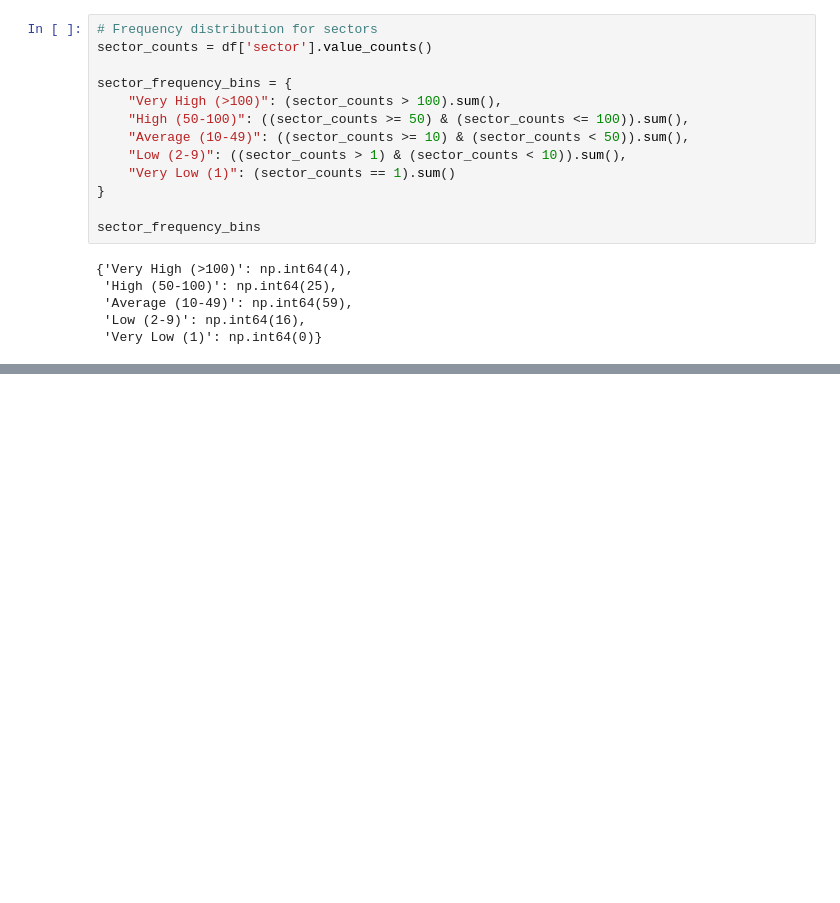
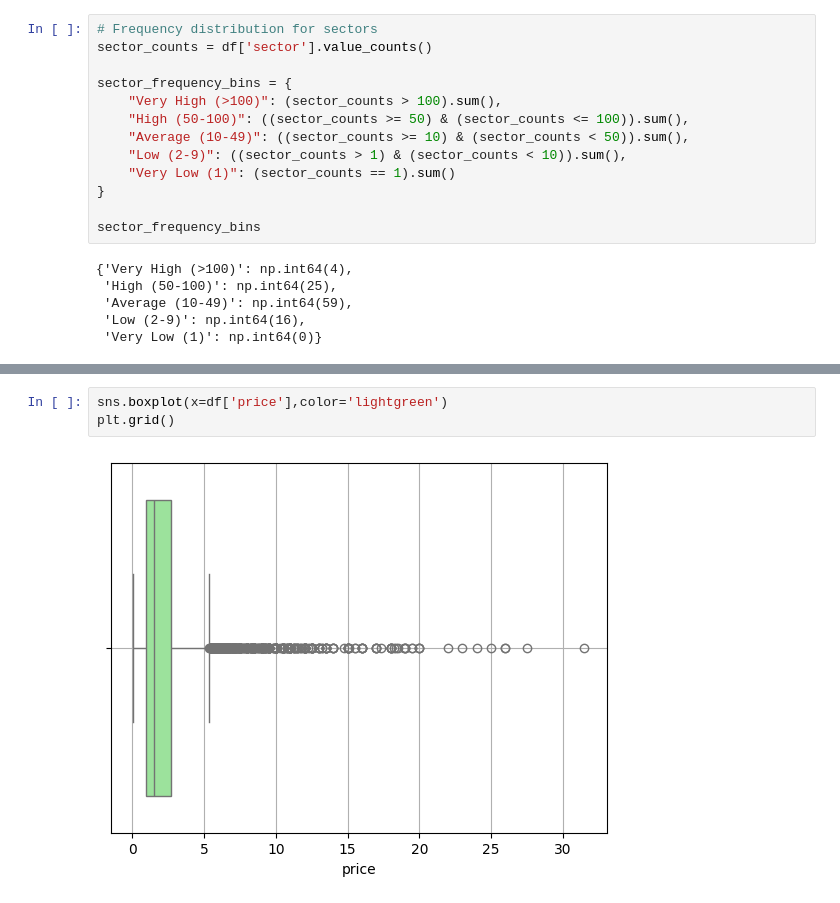
Before and after one commit to Amul-byte/realestate_analytics, a Jupyter notebook: EDA.ipynb, the cells around one changed output, grey strips where cells are left out. Saved outputs shown, nothing was run; the diff lists cells and outputs as text; blank space fills up the shorter version.

```diff
--- a/EDA.ipynb
+++ b/EDA.ipynb
@@ -93,0 +119,5 @@ Very Low (1): A significant number, 308 societies, have only 1 listing.
+# %%
+sns.boxplot(x=df['price'],color='lightgreen')
+plt.grid()
+# %% [output]
+[figure, added]
```
Also changed, not shown: parts of 82 cells of this notebook.
